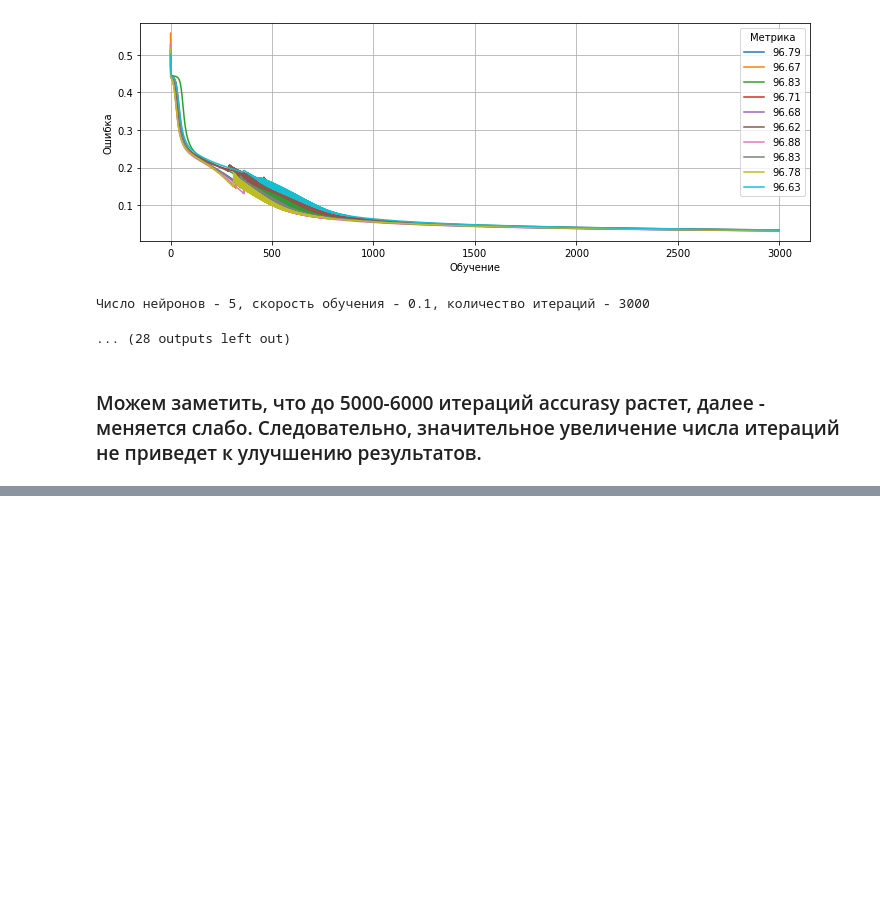
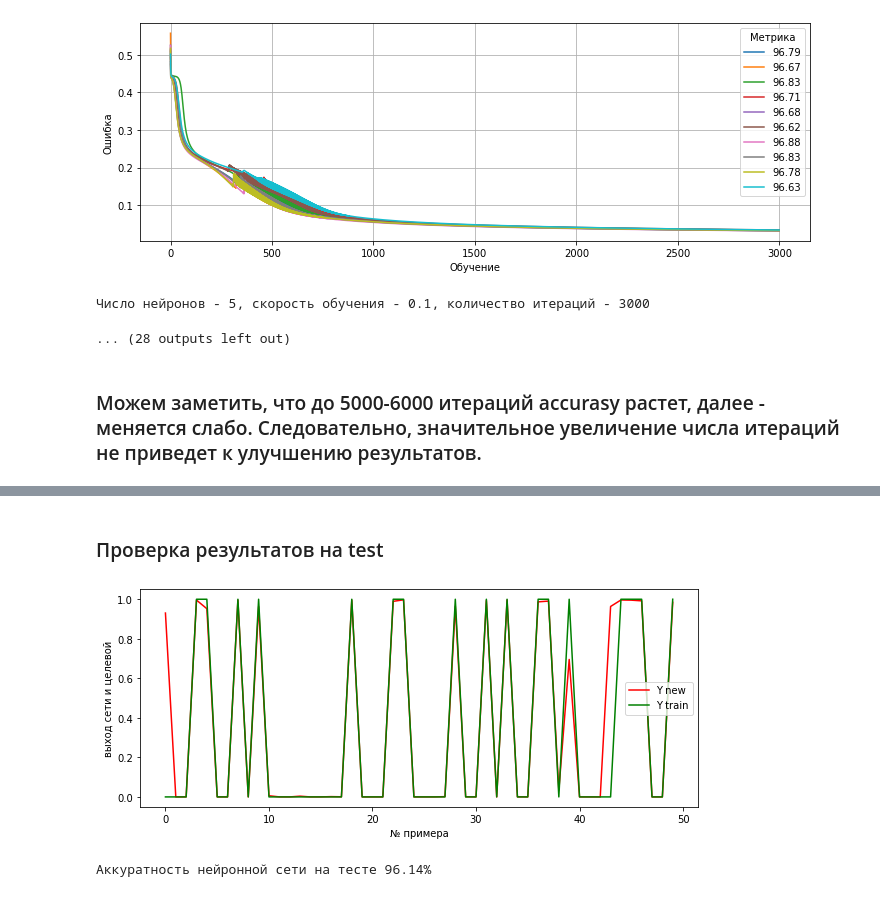
Before and after one commit to myselfadmirer/Neural_networks, a Jupyter notebook: lesson1/lesson1.ipynb, the cells around one changed output, grey strips where cells are left out. Cells and saved outputs as stored; diff of their text form; code cells hidden in the pictures; blank space fills up the shorter version.

```diff
--- a/lesson1/lesson1.ipynb
+++ b/lesson1/lesson1.ipynb
@@ -563,0 +673,8 @@ for it in iterations:
+# %% [markdown]
+### Проверка результатов на test
+# %%
+accuracy_t, layer3_t = test_data_3l(X_test, y_test, w0_res, w1_res, w2_res)
+plot(accuracy_t, layer3_t, 'test')
+# %% [output]
+[figure, added]
+Аккуратность нейронной сети на тесте 96.14%
```
Also changed, not shown: parts of 5 cells of this notebook.
